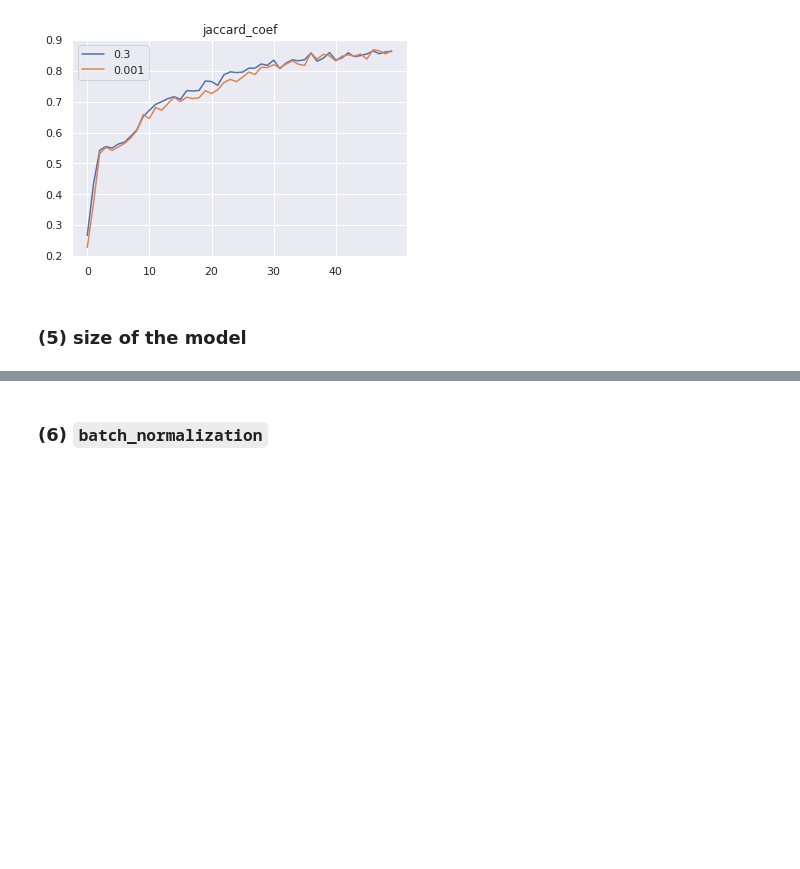
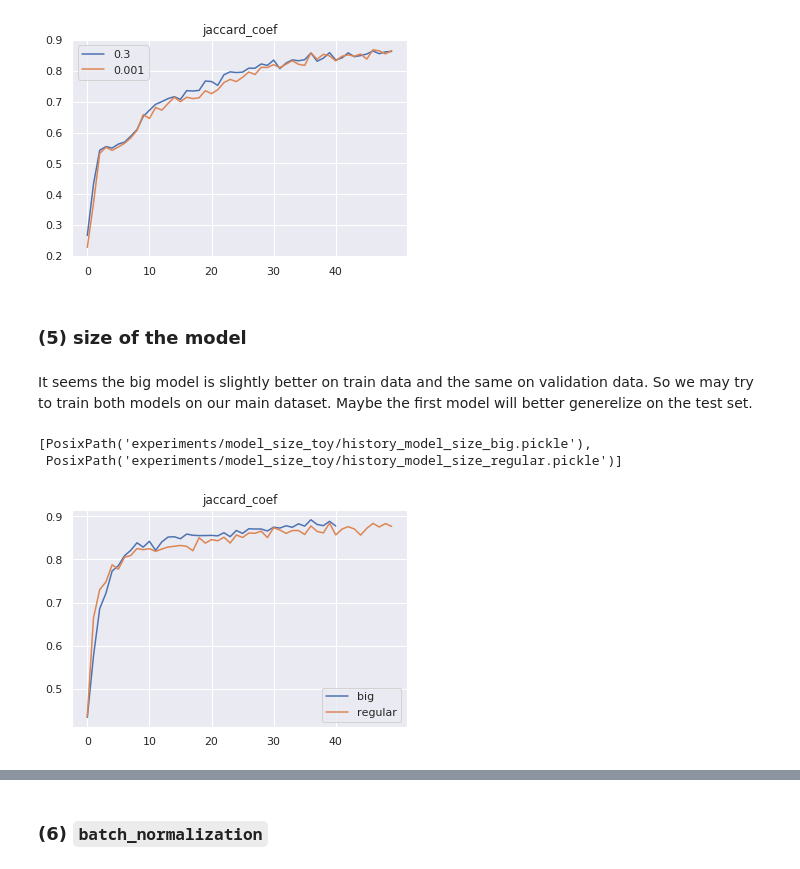
Before and after one commit to ilyarudyak/cs230_project_keras, a Jupyter notebook: skin_lesion/param_tuning_v3.ipynb, the cells around one changed output, grey strips where cells are left out. Saved outputs shown, nothing was run; the diff lists cells and outputs as text; code cells hidden in the pictures; blank space fills up the shorter version.

Commit message:
done search for model size

```diff
--- a/skin_lesion/param_tuning_v3.ipynb
+++ b/skin_lesion/param_tuning_v3.ipynb
@@ -153,3 +153,19 @@ utils.plot_metric_paths('jaccard_coef', histories_alpha_toy_50epochs, x_axis_ste
 [figure]
 # %% [markdown]
 ### (5) size of the model
+# %% [markdown]
+It seems the big model is slightly better on train data and the same on validation data. So we may try to train both models on our main dataset. Maybe the first model will better generelize on the test set.
+# %%
+dir_path = Path('experiments/model_size_toy')
+# %%
+histories_model_size_toy = list(dir_path.glob('history_model_size*'))
+# %%
+histories_model_size_toy
+# %% [output]
+[PosixPath('experiments/model_size_toy/history_model_size_big.pickle'),
+ PosixPath('experiments/model_size_toy/history_model_size_regular.pickle')]
+# %%
+utils.plot_metric_paths('jaccard_coef', histories_model_size_toy,
+                        x_axis_step=10, param_name='model_size')
+# %% [output]
+[figure, added]
```
Also changed, not shown: parts of 2 cells of this notebook, 3 other files.
